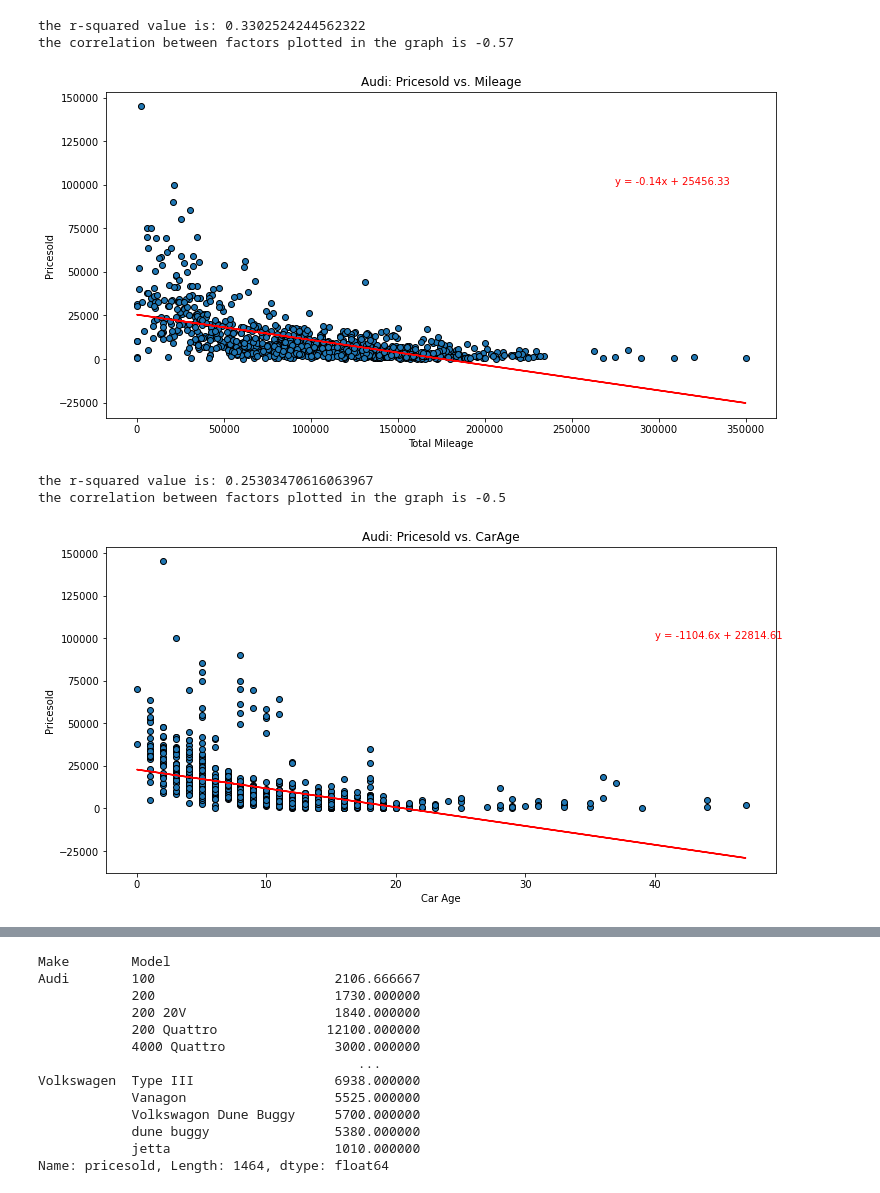
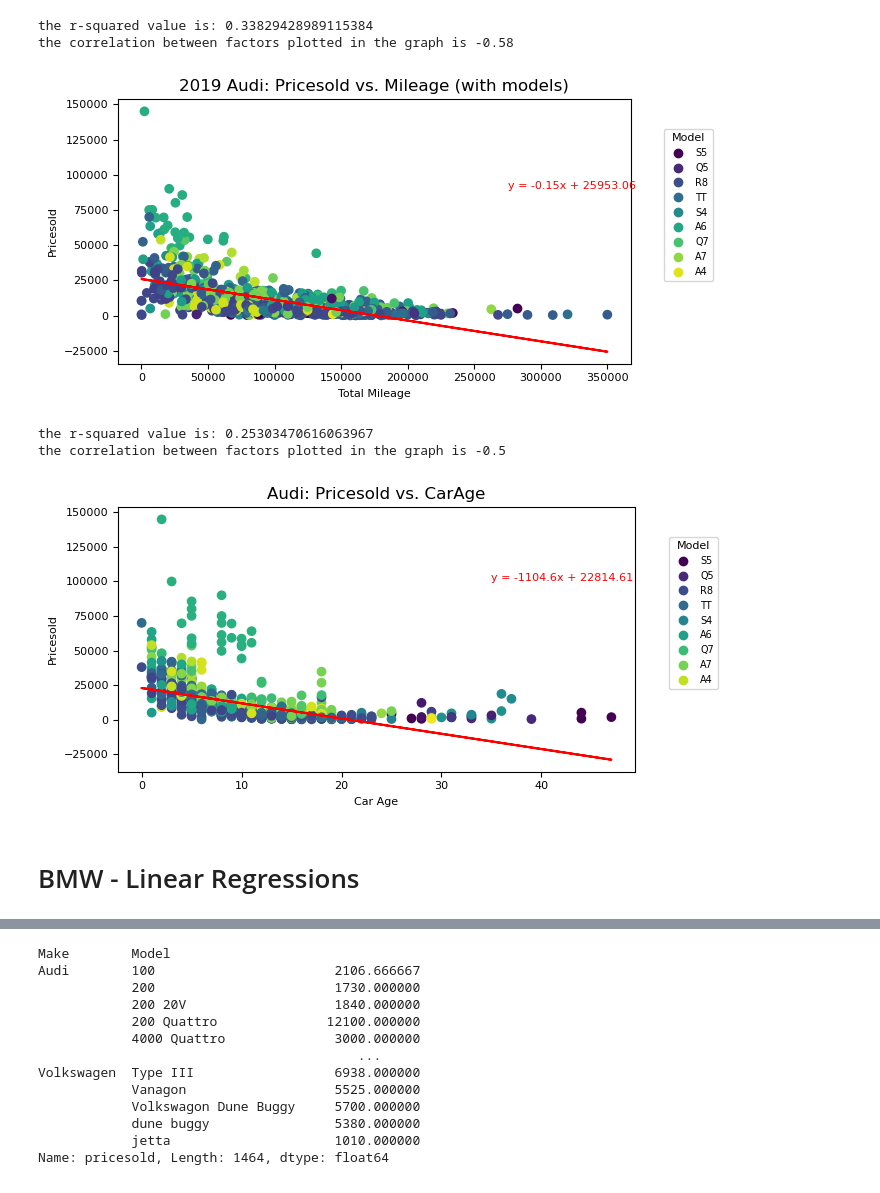
Before and after one commit to ColleenKarwoski/Exploratory-Data-Analysis, a Jupyter notebook: Project_1_ebg.ipynb, the cells around one changed output, grey strips where cells are left out. Cells and saved outputs as stored; diff of their text form; code cells hidden in the pictures.

```diff
--- a/Project_1_ebg.ipynb
+++ b/Project_1_ebg.ipynb
@@ -33,3 +27,3 @@ df_raw
 # %%
 # create copy of DataFrame with columns selected columns
-df_analysis = df_raw[["ID", "pricesold", "yearsold", "zipcode", "Mileage", "Make", "Model", "Year","NumCylinders"]]
+df_analysis = df_raw[["ID", "pricesold", "yearsold", "zipcode", "Mileage", "Make", "Model", "Year","NumCylinders", "Trim"]]
@@ -333,30 +602,32 @@ the correlation between factors plotted in the graph is -0.04
 # %%
 brand = "Audi"
+yearsold = 2019
 
-df_regression = pd.DataFrame(df_analysis_filtered.loc[df_analysis_filtered["Make"] == brand ,:])
+df_regression = pd.DataFrame(df_analysis_filtered.loc[(df_analysis_filtered["Make"] == brand)
+                                                      & (df_analysis_filtered["yearsold"] == yearsold),:])
 
 # assign values to arguments to pass into plot_lin_regress paramaters
 x = df_regression["Mileage"]
 y = df_regression["pricesold"]
 x_label = "Total Mileage"
 y_label = "Pricesold"
-label_regression = (275000,100000)
+label_regression = (275000,90000)
 
 # call function
-plot_lin_regress(x, y, x_label, y_label, label_regression)
+lin_regress_model(x, y, x_label, y_label, label_regression)
 
 # add chart tile
-plt.title(f"{brand}: Pricesold vs. Mileage")
+plt.title(f"{yearsold} {brand}: Pricesold vs. Mileage (with models)")
 
 # save image
-plt.savefig("Graphs-Analysis/Audi-Price_vs_Mileage.png")
+# plt.savefig("Graphs-Analysis/Audi-Price_vs_Mileage.png")
 
 # display graph
 plt.show()
 # %% [output]
-the r-squared value is: 0.3302524244562322
-the correlation between factors plotted in the graph is -0.57
+the r-squared value is: 0.33829428989115384
+the correlation between factors plotted in the graph is -0.58
-[figure, old version]
+[figure, new version]
 # %%
 brand = "Audi"
 
@@ -367,10 +638,10 @@ x = df_regression["CarAge"]
 y = df_regression["pricesold"]
 x_label = "Car Age"
 y_label = "Pricesold"
-label_regression = (40,100000)
+label_regression = (35,100000)
 
 # call function
-plot_lin_regress(x, y, x_label, y_label, label_regression)
+lin_regress_model(x, y, x_label, y_label, label_regression)
 
 # add chart tile
 plt.title(f"{brand}: Pricesold vs. CarAge")
@@ -383,7 +654,9 @@ plt.show()
 # %% [output]
 the r-squared value is: 0.25303470616063967
 the correlation between factors plotted in the graph is -0.5
-[figure, old version]
+[figure, new version]
+# %% [markdown]
+# BMW - Linear Regressions
 # %%
 brand = "BMW"
 
```
Also changed, not shown: parts of 80 cells of this notebook.
